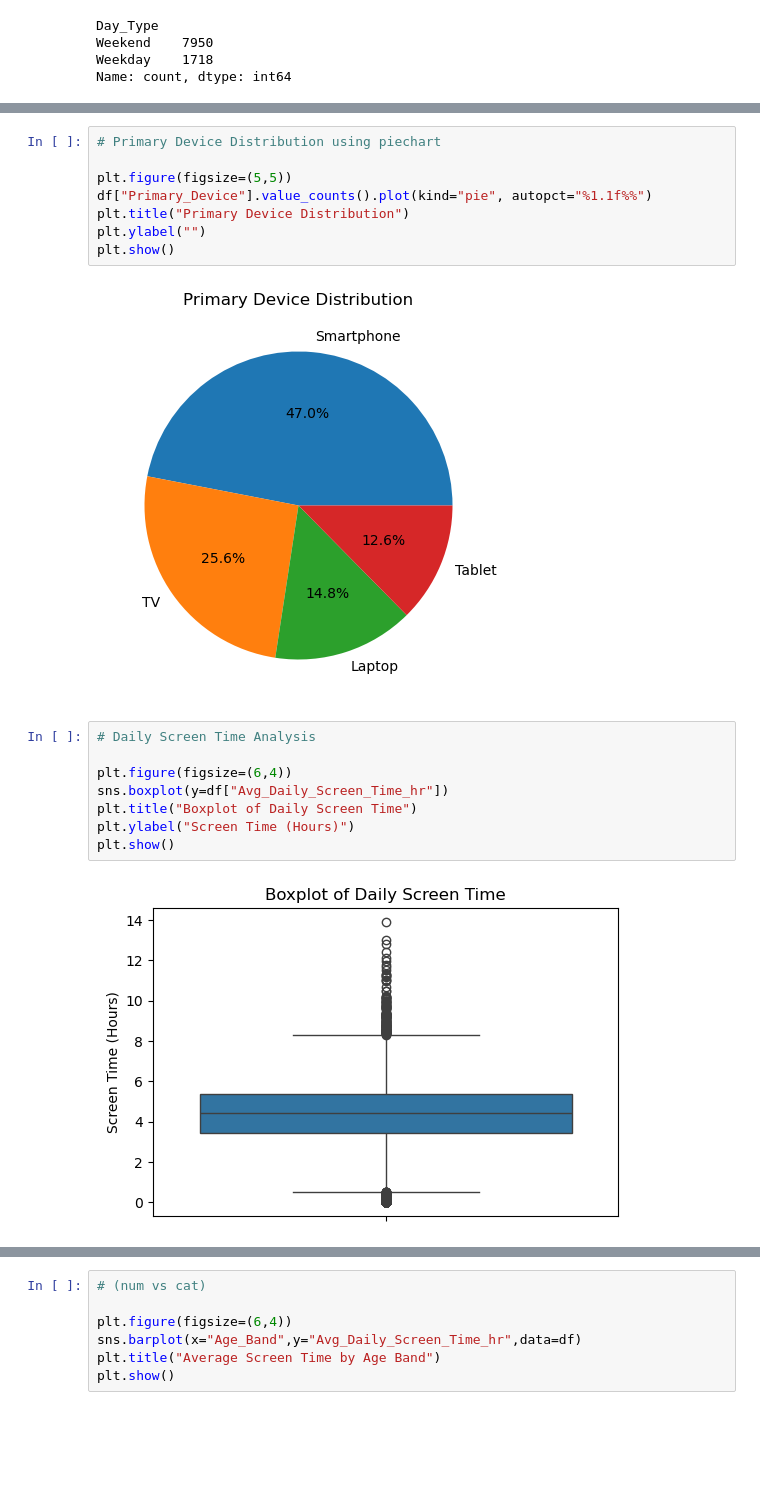
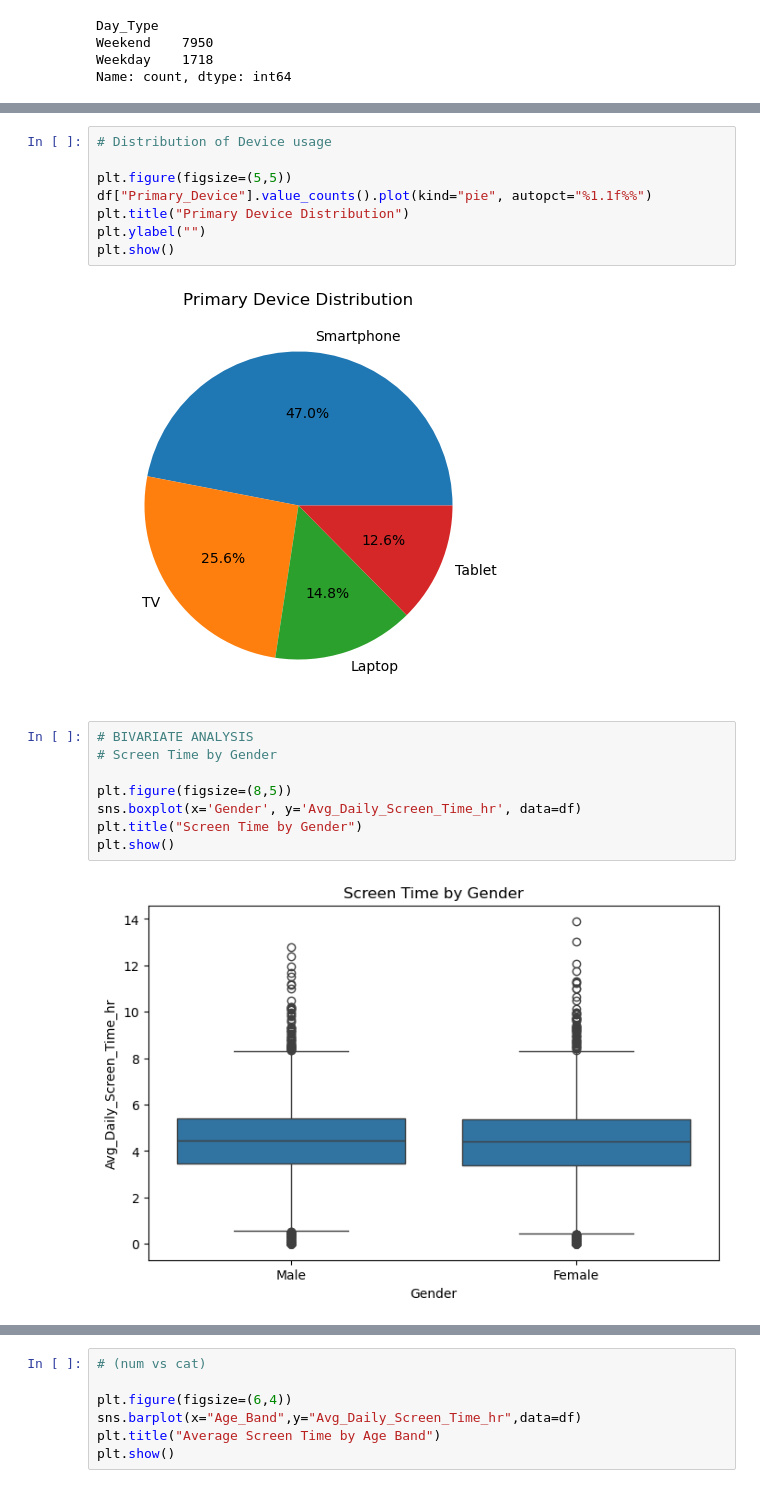
Before and after one commit to springboardmentor2468a-lab/ScreenSense, a Jupyter notebook: WEEK_3_TASK.ipynb, the cells around one changed output, grey strips where cells are left out. Saved outputs shown, nothing was run; the diff lists cells and outputs as text; blank space fills up the shorter version.

```diff
--- a/WEEK_3_TASK.ipynb
+++ b/WEEK_3_TASK.ipynb
@@ -299,5 +291,5 @@ plt.show()
 # %%
-# Primary Device Distribution using piechart
+# Distribution of Device usage
 
 plt.figure(figsize=(5,5))
 df["Primary_Device"].value_counts().plot(kind="pie", autopct="%1.1f%%")
@@ -307,12 +299,12 @@ plt.show()
 # %% [output]
 [figure]
 # %%
-# Daily Screen Time Analysis
+# BIVARIATE ANALYSIS
+# Screen Time by Gender
 
-plt.figure(figsize=(6,4))
-sns.boxplot(y=df["Avg_Daily_Screen_Time_hr"])
-plt.title("Boxplot of Daily Screen Time")
-plt.ylabel("Screen Time (Hours)")
+plt.figure(figsize=(8,5))
+sns.boxplot(x='Gender', y='Avg_Daily_Screen_Time_hr', data=df)
+plt.title("Screen Time by Gender")
 plt.show()
 # %% [output]
-[figure, old version]
+[figure, new version]
```
Also changed, not shown: parts of 23 cells of this notebook.
